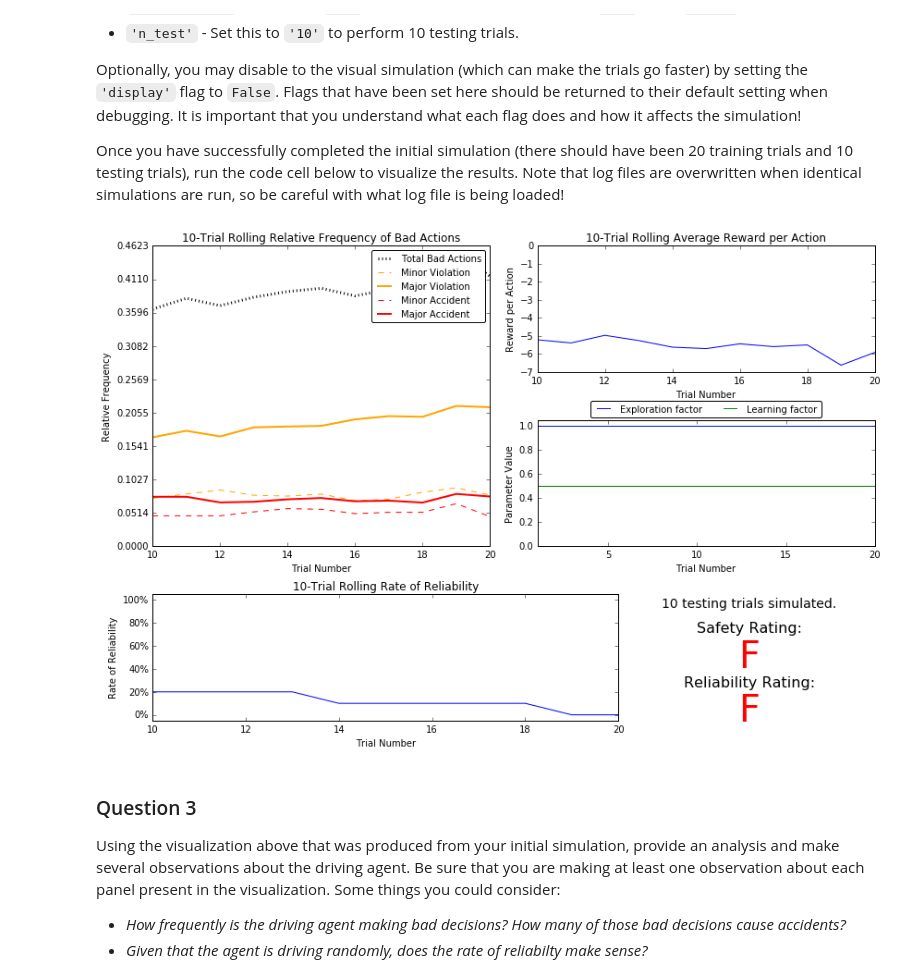
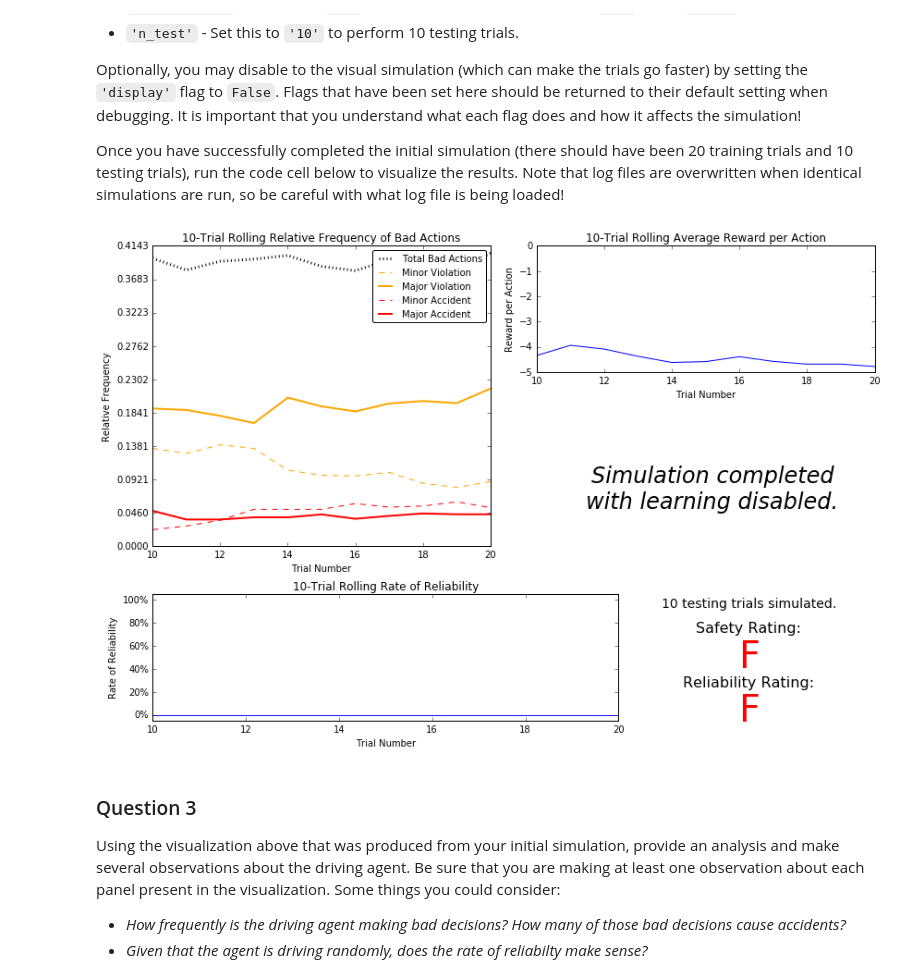
Before and after one commit to jcpince/machine-learning, a Jupyter notebook: projects/smartcab/smartcab.ipynb, the cells around one changed output. Cells and saved outputs as stored; diff of their text form; code cells hidden in the pictures.

```diff
--- a/projects/smartcab/smartcab.ipynb
+++ b/projects/smartcab/smartcab.ipynb
@@ -96,9 +96,9 @@ Optionally, you may disable to the visual simulation (which can make the trials
 Once you have successfully completed the initial simulation (there should have been 20 training trials and 10 testing trials), run the code cell below to visualize the results. Note that log files are overwritten when identical simulations are run, so be careful with what log file is being loaded!
 # %%
 # Load the 'sim_no-learning' log file from the initial simulation results
-vs.plot_trials('sim_no-learning-ref.csv')
+vs.plot_trials('sim_no-learning.csv')
 # %% [output]
-[figure, old version]
+[figure, new version]
 # %% [markdown]
 ### Question 3
 Using the visualization above that was produced from your initial simulation, provide an analysis and make several observations about the driving agent. Be sure that you are making at least one observation about each panel present in the visualization. Some things you could consider:
```
Also changed, not shown: parts of 7 cells of this notebook, 8 other files.
